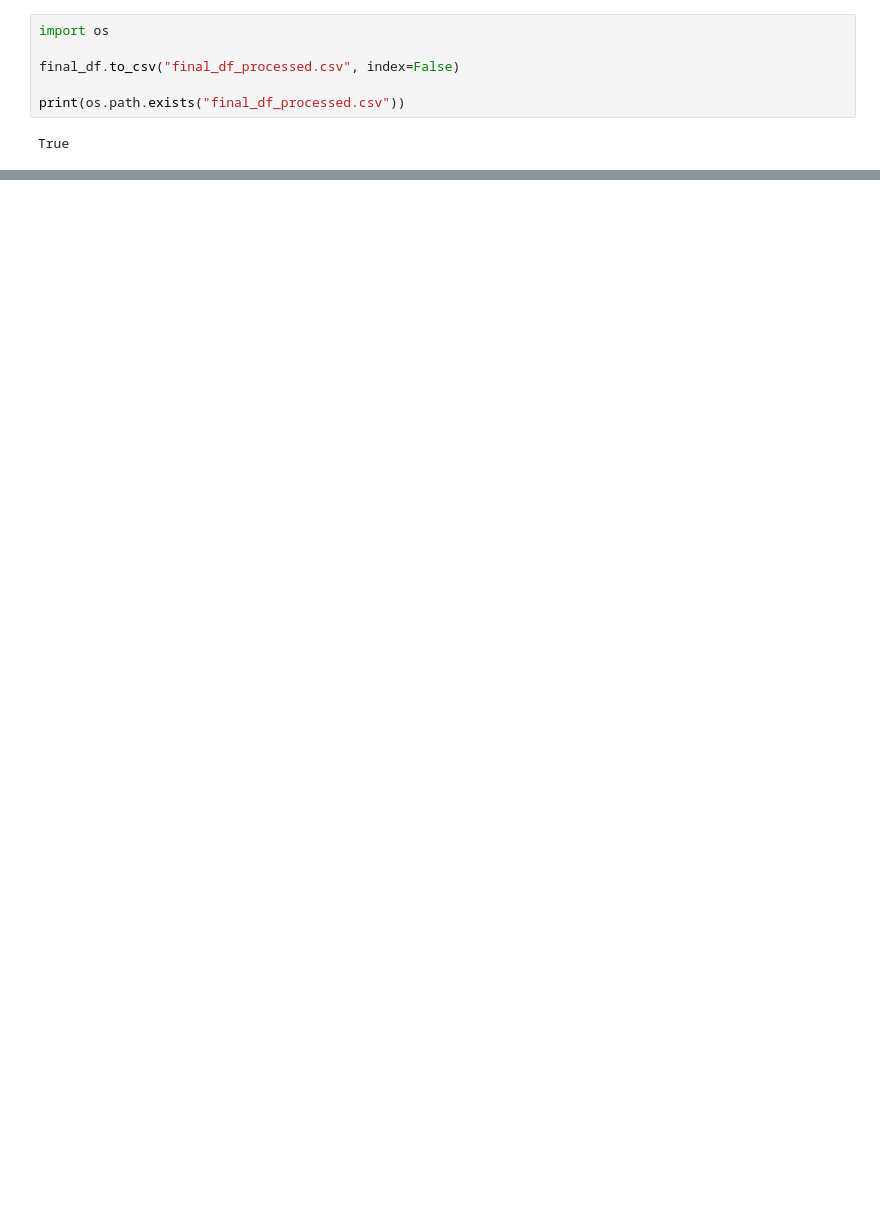
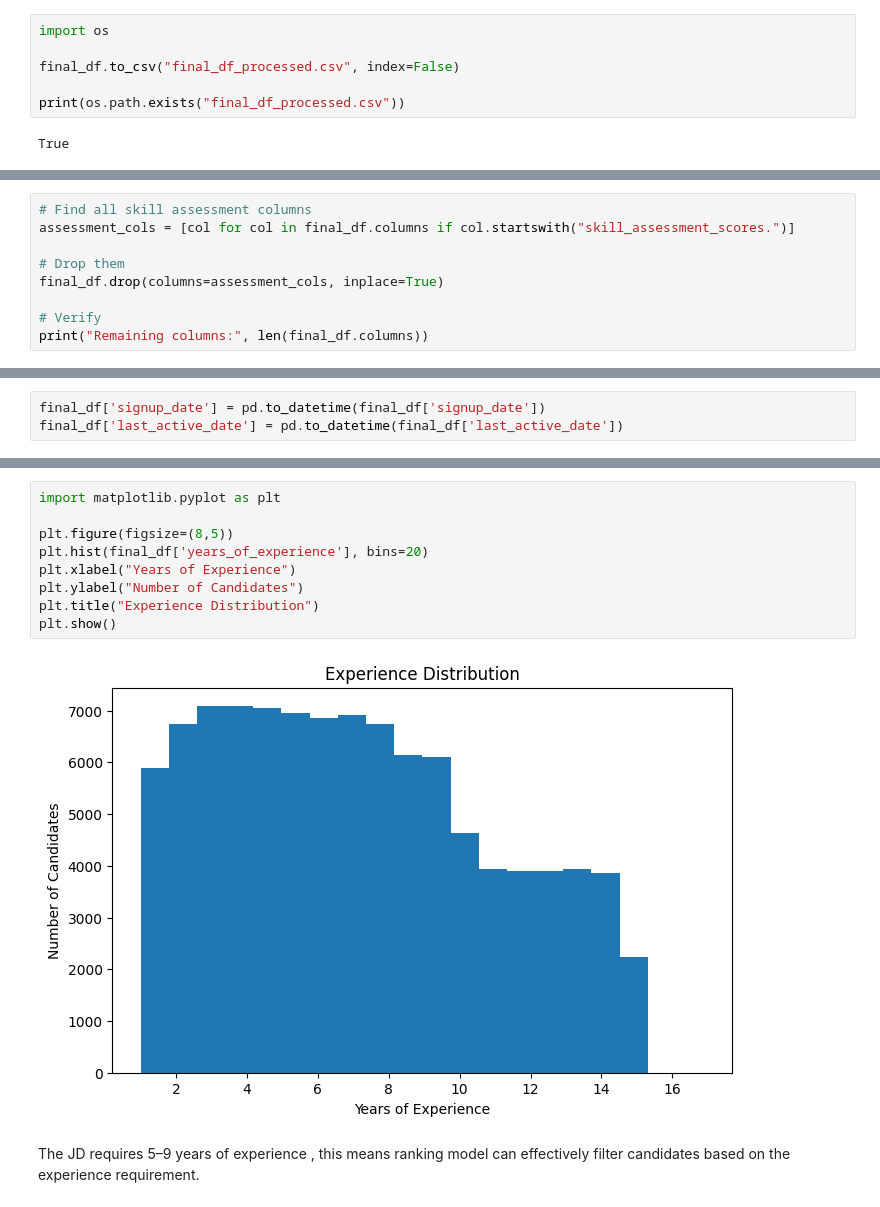
Before and after one commit to vaishnavikunte/Redrob_Ai, a Jupyter notebook: notebooks/training.ipynb, the cells around one changed output, grey strips where cells are left out. Saved outputs shown, nothing was run; the diff lists cells and outputs as text; blank space fills up the shorter version.

```diff
--- a/notebooks/training.ipynb
+++ b/notebooks/training.ipynb
@@ -268,0 +228,9 @@ df.head()
+# %%
+# Find all skill assessment columns
+assessment_cols = [col for col in final_df.columns if col.startswith("skill_assessment_scores.")]
+
+# Drop them
+final_df.drop(columns=assessment_cols, inplace=True)
+
+# Verify
+print("Remaining columns:", len(final_df.columns))
@@ -268,0 +309,3 @@ df.head()
+# %%
+final_df['signup_date'] = pd.to_datetime(final_df['signup_date'])
+final_df['last_active_date'] = pd.to_datetime(final_df['last_active_date'])
@@ -268,0 +332,13 @@ df.head()
+# %%
+import matplotlib.pyplot as plt
+
+plt.figure(figsize=(8,5))
+plt.hist(final_df['years_of_experience'], bins=20)
+plt.xlabel("Years of Experience")
+plt.ylabel("Number of Candidates")
+plt.title("Experience Distribution")
+plt.show()
+# %% [output]
+[figure, added]
+# %% [markdown]
+The JD requires 5–9 years of experience , this means ranking model can effectively filter candidates based on the experience requirement.
```
Also changed, not shown: parts of 19 cells of this notebook, 1 other file.
